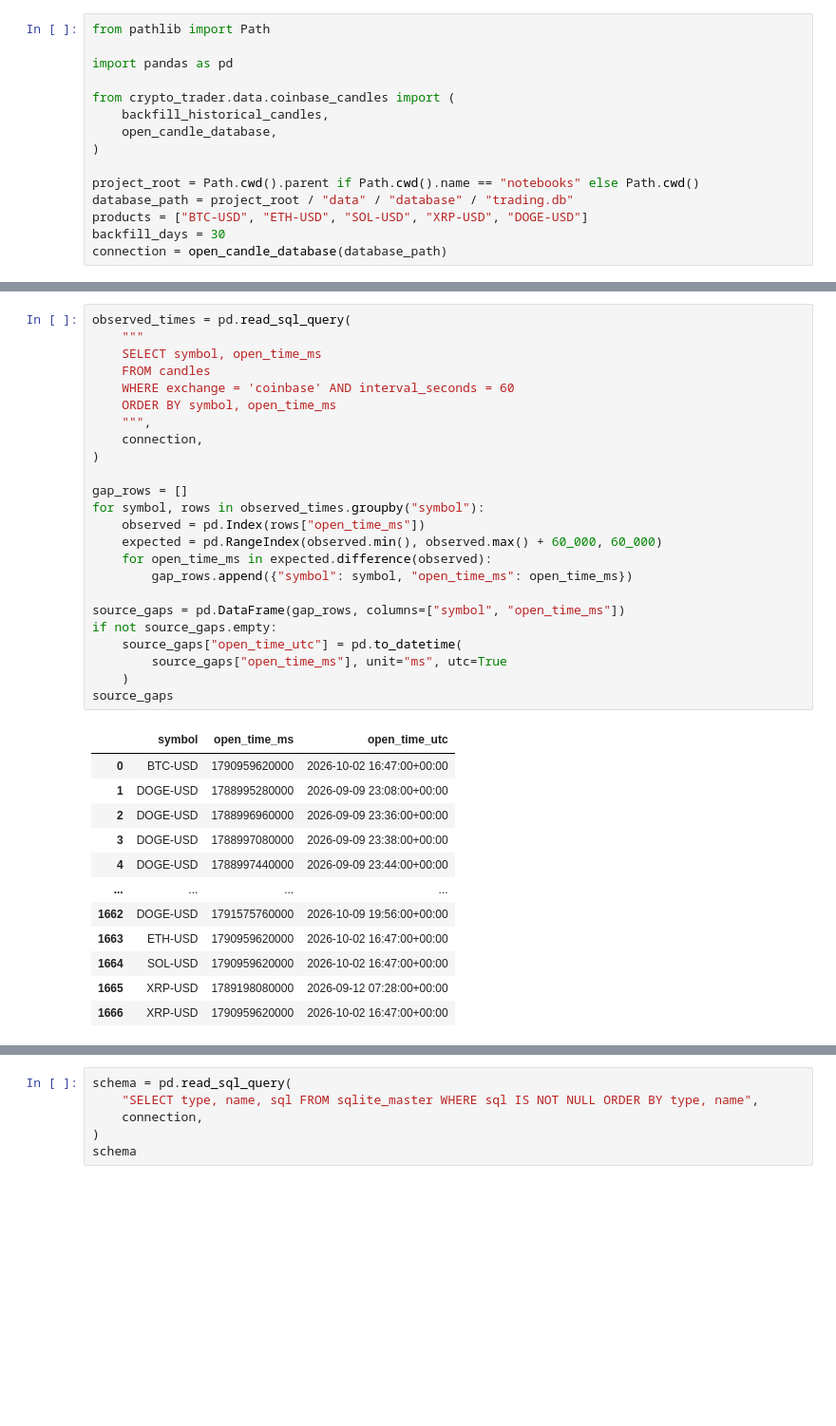
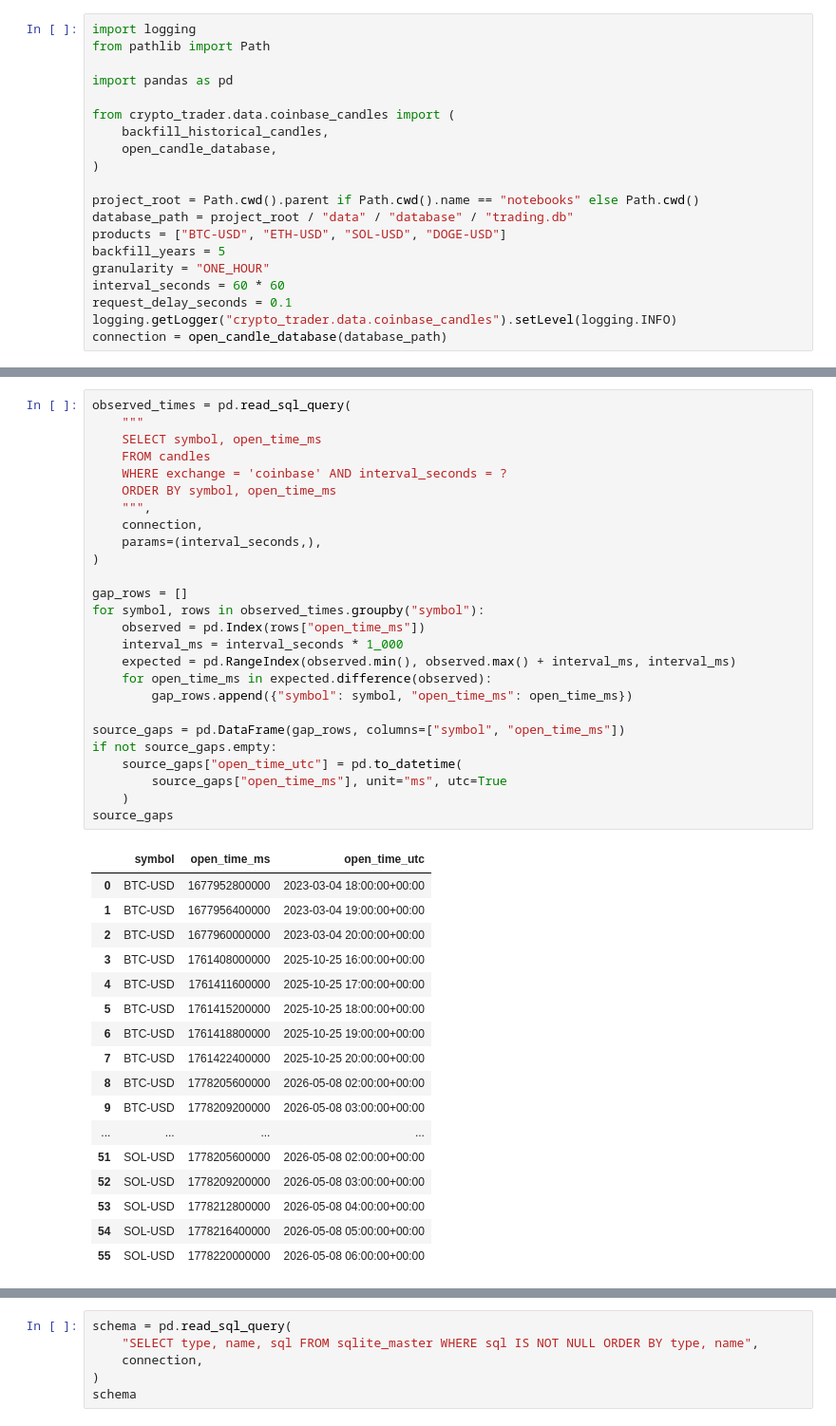
Before and after one commit to hankrugg/cryptotrading, a Jupyter notebook: notebooks/Coinbase_Candle_Backfill_And_Inspection.ipynb, the cells around one changed output, grey strips where cells are left out. Shown at 95% size. Cells and saved outputs as stored; diff of their text form; blank space fills up the shorter version.

```diff
--- a/notebooks/Coinbase_Candle_Backfill_And_Inspection.ipynb
+++ b/notebooks/Coinbase_Candle_Backfill_And_Inspection.ipynb
@@ -5,4 +5,5 @@ This notebook uses Coinbase Advanced Trade's public one-minute candle API. It sh
 # %%
+import logging
 from pathlib import Path
 
 import pandas as pd
@@ -14,8 +15,12 @@ from crypto_trader.data.coinbase_candles import (
 
 project_root = Path.cwd().parent if Path.cwd().name == "notebooks" else Path.cwd()
 database_path = project_root / "data" / "database" / "trading.db"
-products = ["BTC-USD", "ETH-USD", "SOL-USD", "XRP-USD", "DOGE-USD"]
-backfill_days = 30
+products = ["BTC-USD", "ETH-USD", "SOL-USD", "DOGE-USD"]
+backfill_years = 5
+granularity = "ONE_HOUR"
+interval_seconds = 60 * 60
+request_delay_seconds = 0.1
+logging.getLogger("crypto_trader.data.coinbase_candles").setLevel(logging.INFO)
 connection = open_candle_database(database_path)
 # %% [markdown]
 ## Backfill
@@ -54,37 +56,44 @@ These queries show the time coverage for each product, any missing source minute
 # %%
 observed_times = pd.read_sql_query(
     """
     SELECT symbol, open_time_ms
     FROM candles
-    WHERE exchange = 'coinbase' AND interval_seconds = 60
+    WHERE exchange = 'coinbase' AND interval_seconds = ?
     ORDER BY symbol, open_time_ms
     """,
     connection,
+    params=(interval_seconds,),
 )
 
 gap_rows = []
 for symbol, rows in observed_times.groupby("symbol"):
     observed = pd.Index(rows["open_time_ms"])
-    expected = pd.RangeIndex(observed.min(), observed.max() + 60_000, 60_000)
+    interval_ms = interval_seconds * 1_000
+    expected = pd.RangeIndex(observed.min(), observed.max() + interval_ms, interval_ms)
     for open_time_ms in expected.difference(observed):
         gap_rows.append({"symbol": symbol, "open_time_ms": open_time_ms})
 
 source_gaps = pd.DataFrame(gap_rows, columns=["symbol", "open_time_ms"])
 if not source_gaps.empty:
     source_gaps["open_time_utc"] = pd.to_datetime(
         source_gaps["open_time_ms"], unit="ms", utc=True
     )
 source_gaps
 # %% [output]
 |  | symbol | open_time_ms | open_time_utc |
-| 0 | BTC-USD | 1790959620000 | 2026-10-02 16:47:00+00:00 |
-| 1 | DOGE-USD | 1788995280000 | 2026-09-09 23:08:00+00:00 |
-| 2 | DOGE-USD | 1788996960000 | 2026-09-09 23:36:00+00:00 |
-| 3 | DOGE-USD | 1788997080000 | 2026-09-09 23:38:00+00:00 |
-| 4 | DOGE-USD | 1788997440000 | 2026-09-09 23:44:00+00:00 |
+| 0 | BTC-USD | 1677952800000 | 2023-03-04 18:00:00+00:00 |
+| 1 | BTC-USD | 1677956400000 | 2023-03-04 19:00:00+00:00 |
+| 2 | BTC-USD | 1677960000000 | 2023-03-04 20:00:00+00:00 |
+| 3 | BTC-USD | 1761408000000 | 2025-10-25 16:00:00+00:00 |
+| 4 | BTC-USD | 1761411600000 | 2025-10-25 17:00:00+00:00 |
+| 5 | BTC-USD | 1761415200000 | 2025-10-25 18:00:00+00:00 |
+| 6 | BTC-USD | 1761418800000 | 2025-10-25 19:00:00+00:00 |
+| 7 | BTC-USD | 1761422400000 | 2025-10-25 20:00:00+00:00 |
+| 8 | BTC-USD | 1778205600000 | 2026-05-08 02:00:00+00:00 |
+| 9 | BTC-USD | 1778209200000 | 2026-05-08 03:00:00+00:00 |
 | ... | ... | ... | ... |
-| 1662 | DOGE-USD | 1791575760000 | 2026-10-09 19:56:00+00:00 |
-| 1663 | ETH-USD | 1790959620000 | 2026-10-02 16:47:00+00:00 |
-| 1664 | SOL-USD | 1790959620000 | 2026-10-02 16:47:00+00:00 |
-| 1665 | XRP-USD | 1789198080000 | 2026-09-12 07:28:00+00:00 |
-| 1666 | XRP-USD | 1790959620000 | 2026-10-02 16:47:00+00:00 |
+| 51 | SOL-USD | 1778205600000 | 2026-05-08 02:00:00+00:00 |
+| 52 | SOL-USD | 1778209200000 | 2026-05-08 03:00:00+00:00 |
+| 53 | SOL-USD | 1778212800000 | 2026-05-08 04:00:00+00:00 |
+| 54 | SOL-USD | 1778216400000 | 2026-05-08 05:00:00+00:00 |
+| 55 | SOL-USD | 1778220000000 | 2026-05-08 06:00:00+00:00 |
```
Also changed, not shown: parts of 7 cells of this notebook, 12 other files.
